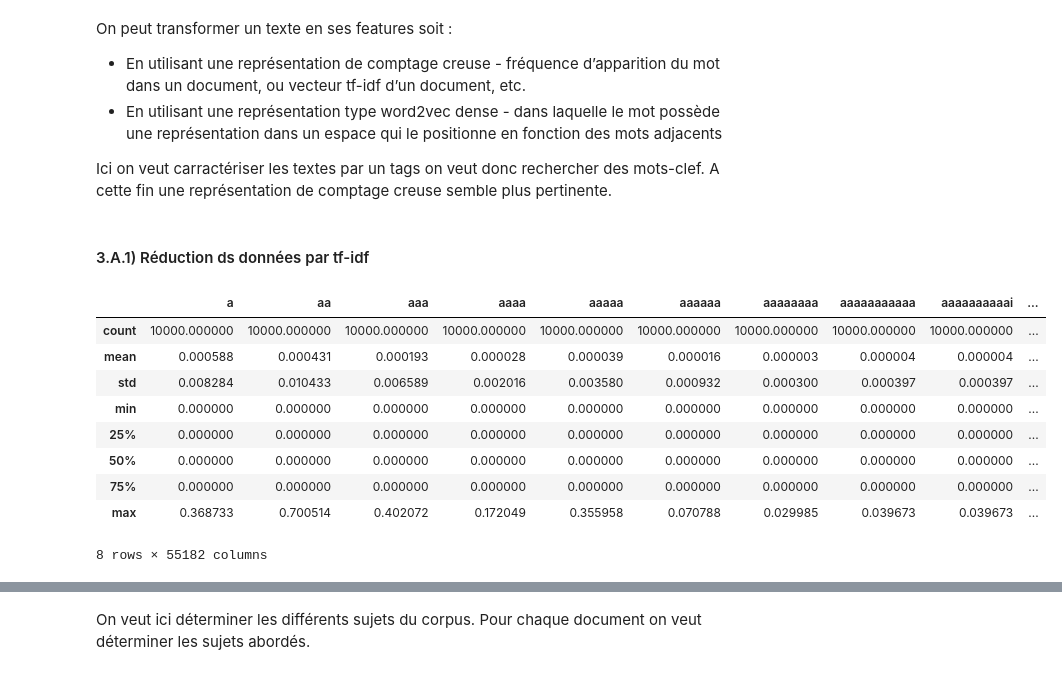
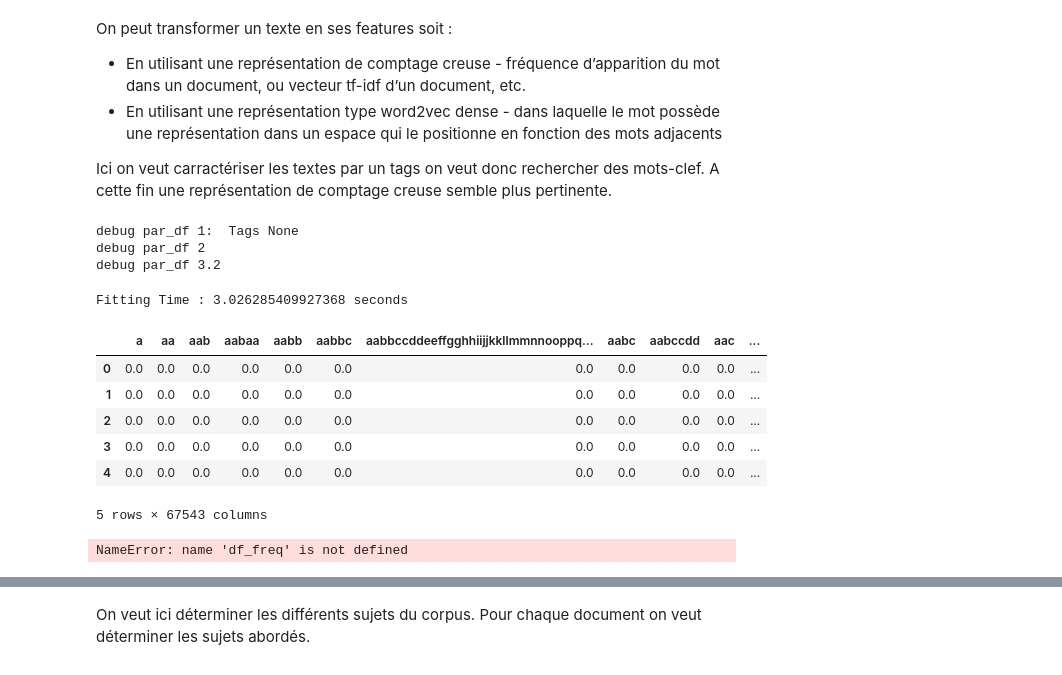
Before and after one commit to BlaiseMR/FormationML_Projet_5, a Jupyter notebook: P5_01_nettoyage.ipynb, the cells around one changed output, grey strips where cells are left out. Drawn from its saved outputs; the diff is of its cells as text; code cells hidden in the pictures.

Commit message:
Commit before start all models

```diff
--- a/P5_01_nettoyage.ipynb
+++ b/P5_01_nettoyage.ipynb
@@ -642,0 +704,4 @@ DataModel.plot(x='Id', y='ViewCount')
+# %%
+DataModel = DataModel[DataModel['CommentCount'] > 5]
+DataModel = DataModel.reset_index()
+DataModel
@@ -668,0 +1387,24 @@ Canvas(toolbar=Toolbar(toolitems=[('Home', 'Reset original view', 'home', 'home'
+# %%
+df = DataReduced.copy()
+
+top = 369
+count, words = exp.most_common_words(DataReduced['Tags'], ', ', top)
+pd.DataFrame([words, count])
+
+# DataTagged = df.apply(select_tags, args=([words]), axis = 1)
+
+ProgressBar().register()
+ddata = dd.from_pandas(df, npartitions=4*multiprocessing.cpu_count())
+
+with ProgressBar():
+    DataTagged = ddata.map_partitions(
+        lambda df: df.apply(
+            select_tags,
+            args=([words]),
+            axis = 1
+        )
+    ).compute(scheduler='processes')
+
+DataTagged = DataTagged.dropna(subset=['Tags'])
+# DataTagged.describe(include = 'all')
+DataTagged
@@ -674,5 +1491,3 @@ On peut transformer un texte en ses features soit :
 - En utilisant une représentation type word2vec dense - dans laquelle le mot possède une représentation dans un espace qui le positionne en fonction des mots adjacents
 
 Ici on veut carractériser les textes par un tags on veut donc rechercher des mots-clef. A cette fin une représentation de comptage creuse semble plus pertinente.
-# %% [markdown]
-#### 3.A.1) Réduction ds données par tf-idf
@@ -679,32 +1545,46 @@ Ici on veut carractériser les textes par un tags on veut donc rechercher des mo
+# %%
+df = DataModel.copy()
+t0=time.time()
+parallelize_dataframe(df, test_parrallelisation, 'Tags')
+print (time.time() - t0)
+# %% [output]
+debug par_df 1:  Tags None
+debug par_df 2
+debug par_df 3.2
 # %%
-def f_return(text):
-    return text
-
-df = DataModel.sample(10000)
-
+# rejected = u_doc
+df = DataTagged.copy()
 corpora = df['Title'] + df['Body']
 
  # print('Corpora :', corpus)
  # print(len(corpora),'\n')
 
 vectorizer = skl.feature_extraction.text.TfidfVectorizer(
     token_pattern=None,
+#     stop_words = rejected,
     analyzer = 'word',
     preprocessor = f_return,
     tokenizer = f_return
     )
+
+t0=time.time()
 X = vectorizer.fit_transform(corpora)
+features = vectorizer.get_feature_names()
+print ('Fitting Time : {} seconds'.format(time.time() - t0) )
+
  # print('TF-iDF : ', vectorizer.get_feature_names())
-DataBow = pd.DataFrame(X.todense(), columns=vectorizer.get_feature_names())
-DataBow.describe()
+DataBow = pd.DataFrame(X.todense(), columns=features)
+DataBow.head()
 # %% [output]
+Fitting Time : 3.026285409927368 seconds
-|  | a | aa | aaa | aaaa | aaaaa | aaaaaa | aaaaaaaa | aaaaaaaaaaa | aaaaaaaaaai | ... |
-| count | 10000.000000 | 10000.000000 | 10000.000000 | 10000.000000 | 10000.000000 | 10000.000000 | 10000.000000 | 10000.000000 | 10000.000000 | ... |
-| mean | 0.000588 | 0.000431 | 0.000193 | 0.000028 | 0.000039 | 0.000016 | 0.000003 | 0.000004 | 0.000004 | ... |
-| std | 0.008284 | 0.010433 | 0.006589 | 0.002016 | 0.003580 | 0.000932 | 0.000300 | 0.000397 | 0.000397 | ... |
-| min | 0.000000 | 0.000000 | 0.000000 | 0.000000 | 0.000000 | 0.000000 | 0.000000 | 0.000000 | 0.000000 | ... |
-| 25% | 0.000000 | 0.000000 | 0.000000 | 0.000000 | 0.000000 | 0.000000 | 0.000000 | 0.000000 | 0.000000 | ... |
-| 50% | 0.000000 | 0.000000 | 0.000000 | 0.000000 | 0.000000 | 0.000000 | 0.000000 | 0.000000 | 0.000000 | ... |
-| 75% | 0.000000 | 0.000000 | 0.000000 | 0.000000 | 0.000000 | 0.000000 | 0.000000 | 0.000000 | 0.000000 | ... |
-| max | 0.368733 | 0.700514 | 0.402072 | 0.172049 | 0.355958 | 0.070788 | 0.029985 | 0.039673 | 0.039673 | ... |
+|  | a | aa | aab | aabaa | aabb | aabbc | aabbccddeeffgghhiijjkkllmmnnooppq... | aabc | aabccdd | aac | ... |
+| 0 | 0.0 | 0.0 | 0.0 | 0.0 | 0.0 | 0.0 | 0.0 | 0.0 | 0.0 | 0.0 | ... |
+| 1 | 0.0 | 0.0 | 0.0 | 0.0 | 0.0 | 0.0 | 0.0 | 0.0 | 0.0 | 0.0 | ... |
+| 2 | 0.0 | 0.0 | 0.0 | 0.0 | 0.0 | 0.0 | 0.0 | 0.0 | 0.0 | 0.0 | ... |
+| 3 | 0.0 | 0.0 | 0.0 | 0.0 | 0.0 | 0.0 | 0.0 | 0.0 | 0.0 | 0.0 | ... |
+| 4 | 0.0 | 0.0 | 0.0 | 0.0 | 0.0 | 0.0 | 0.0 | 0.0 | 0.0 | 0.0 | ... |
-8 rows × 55182 columns
+5 rows × 67543 columns
+# %%
+df_freq[df_freq['Words'] == 'abcdefghijklambdaisawesome']
+# %% [output]
+NameError: name 'df_freq' is not defined
```
Also changed, not shown: parts of 120 cells of this notebook, 1 other file.
